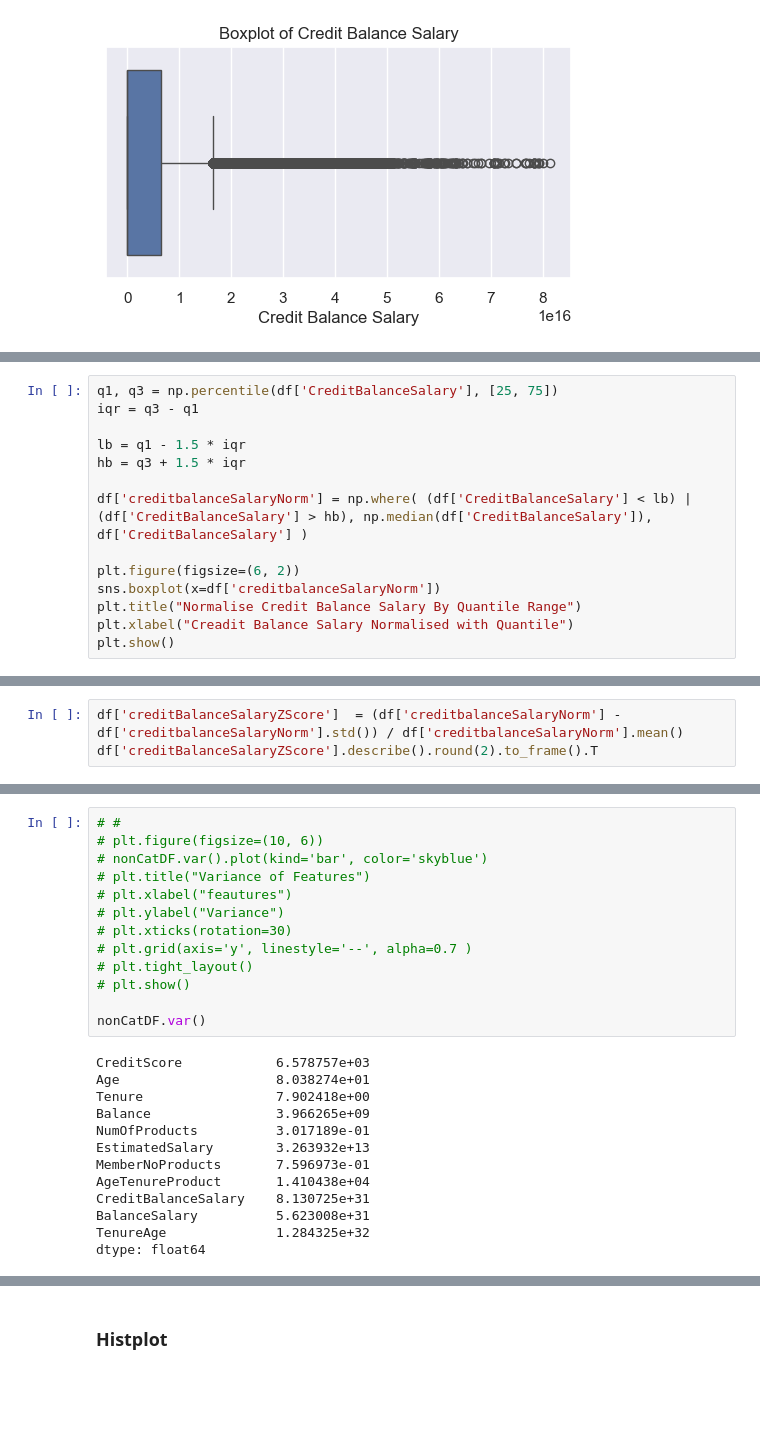
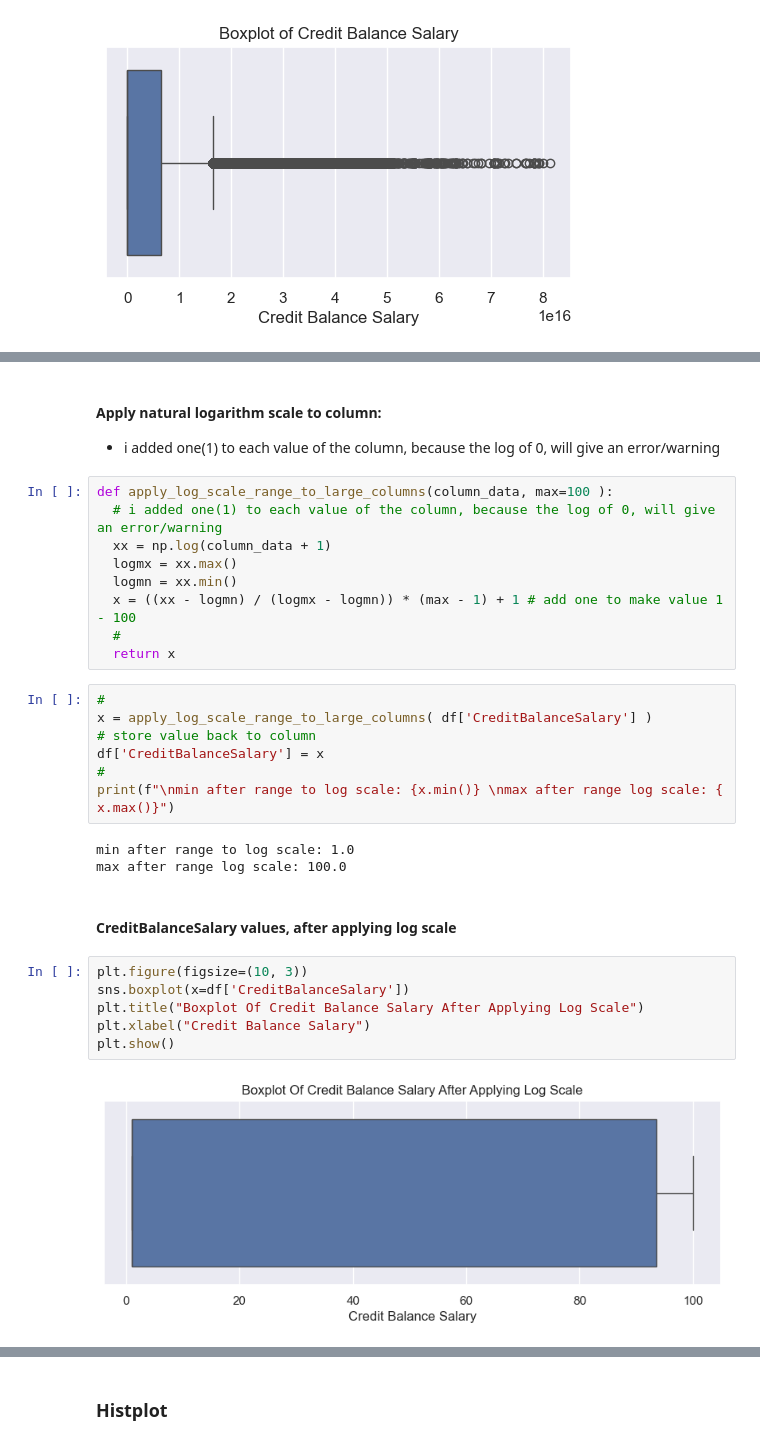
Before and after one commit to kibambe-0167/lrd-first, a Jupyter notebook: app.ipynb, the cells around one changed output, grey strips where cells are left out. Cells and saved outputs as stored; diff of their text form; blank space fills up the shorter version.

```diff
--- a/app.ipynb
+++ b/app.ipynb
@@ -303,14 +276,0 @@ cbs_mean, cbs_min, cbs_max, cbs_std
-# %%
-q1, q3 = np.percentile(df['CreditBalanceSalary'], [25, 75])
-iqr = q3 - q1
-
-lb = q1 - 1.5 * iqr
-hb = q3 + 1.5 * iqr
-
-df['creditbalanceSalaryNorm'] = np.where( (df['CreditBalanceSalary'] < lb) | (df['CreditBalanceSalary'] > hb), np.median(df['CreditBalanceSalary']), df['CreditBalanceSalary'] )
-
-plt.figure(figsize=(6, 2))
-sns.boxplot(x=df['creditbalanceSalaryNorm'])
-plt.title("Normalise Credit Balance Salary By Quantile Range")
-plt.xlabel("Creadit Balance Salary Normalised with Quantile")
-plt.show()
@@ -321,3 +276,0 @@ plt.show()
-# %%
-df['creditBalanceSalaryZScore']  = (df['creditbalanceSalaryNorm'] - df['creditbalanceSalaryNorm'].std()) / df['creditbalanceSalaryNorm'].mean()
-df['creditBalanceSalaryZScore'].describe().round(2).to_frame().T
@@ -455,26 +277,32 @@ doesnt look well .. because some values are too big
-# %%
-# #
-# plt.figure(figsize=(10, 6))
-# nonCatDF.var().plot(kind='bar', color='skyblue')
-# plt.title("Variance of Features")
-# plt.xlabel("feautures")
-# plt.ylabel("Variance")
-# plt.xticks(rotation=30)
-# plt.grid(axis='y', linestyle='--', alpha=0.7 )
-# plt.tight_layout()
-# plt.show()
-
-nonCatDF.var()
-# %% [output]
-CreditScore            6.578757e+03
-Age                    8.038274e+01
-Tenure                 7.902418e+00
-Balance                3.966265e+09
-NumOfProducts          3.017189e-01
-EstimatedSalary        3.263932e+13
-MemberNoProducts       7.596973e-01
-AgeTenureProduct       1.410438e+04
-CreditBalanceSalary    8.130725e+31
-BalanceSalary          5.623008e+31
-TenureAge              1.284325e+32
-dtype: float64
+# %% [markdown]
+#### Apply natural logarithm scale to column:
+- i added one(1) to each value of the column, because the log of 0, will give an error/warning
+# %%
+def apply_log_scale_range_to_large_columns(column_data, max=100 ):
+  # i added one(1) to each value of the column, because the log of 0, will give an error/warning
+  xx = np.log(column_data + 1)
+  logmx = xx.max()
+  logmn = xx.min()
+  x = ((xx - logmn) / (logmx - logmn)) * (max - 1) + 1 # add one to make value 1 - 100
+  #
+  return x
+# %%
+#
+x = apply_log_scale_range_to_large_columns( df['CreditBalanceSalary'] )
+# store value back to column
+df['CreditBalanceSalary'] = x
+#
+print(f"\nmin after range to log scale: {x.min()} \nmax after range log scale: { x.max()}")
+# %% [output]
+min after range to log scale: 1.0
+max after range log scale: 100.0
+# %% [markdown]
+#### CreditBalanceSalary values, after applying log scale
+# %%
+plt.figure(figsize=(10, 3))
+sns.boxplot(x=df['CreditBalanceSalary'])
+plt.title("Boxplot Of Credit Balance Salary After Applying Log Scale")
+plt.xlabel("Credit Balance Salary")
+plt.show()
+# %% [output]
+[figure, added]
```
Also changed, not shown: parts of 118 cells of this notebook, 1 other file.
